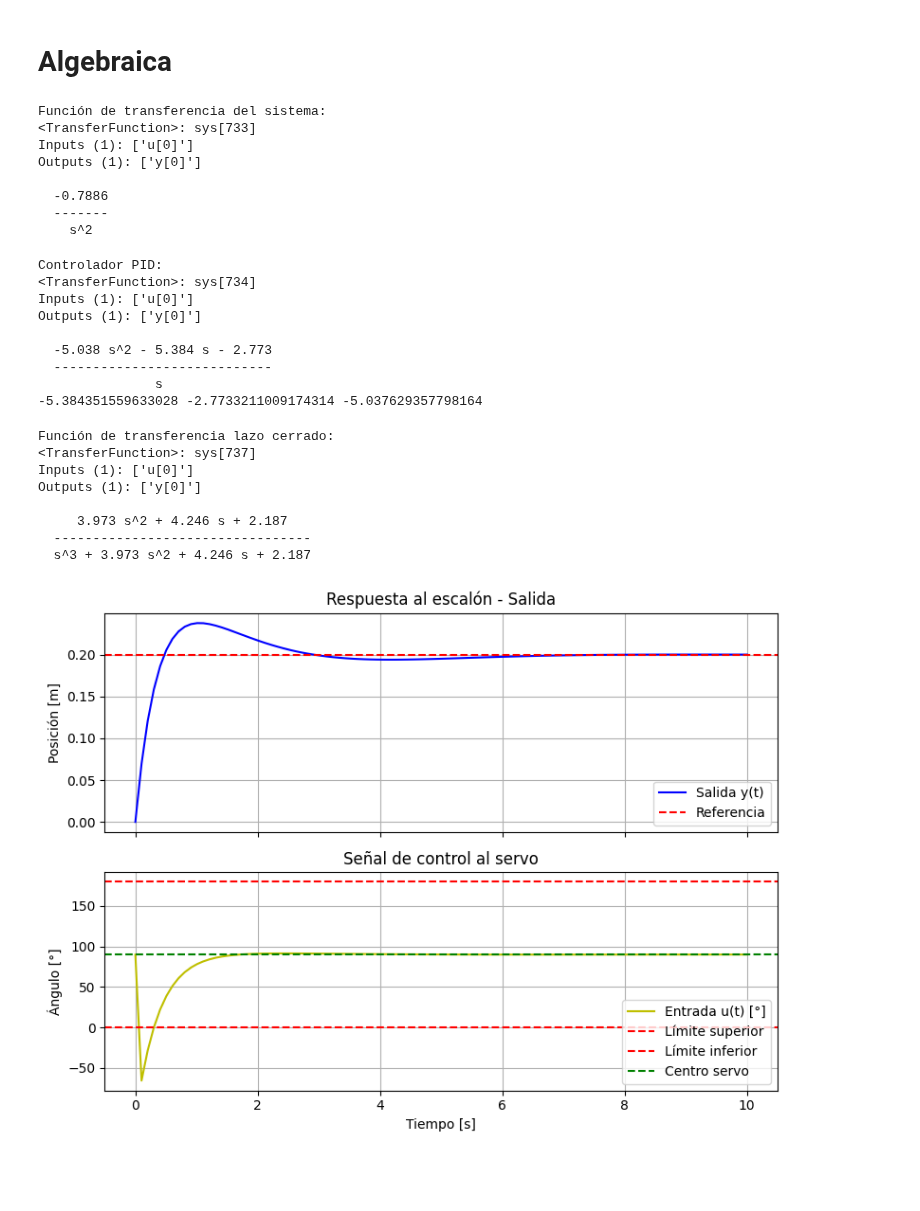
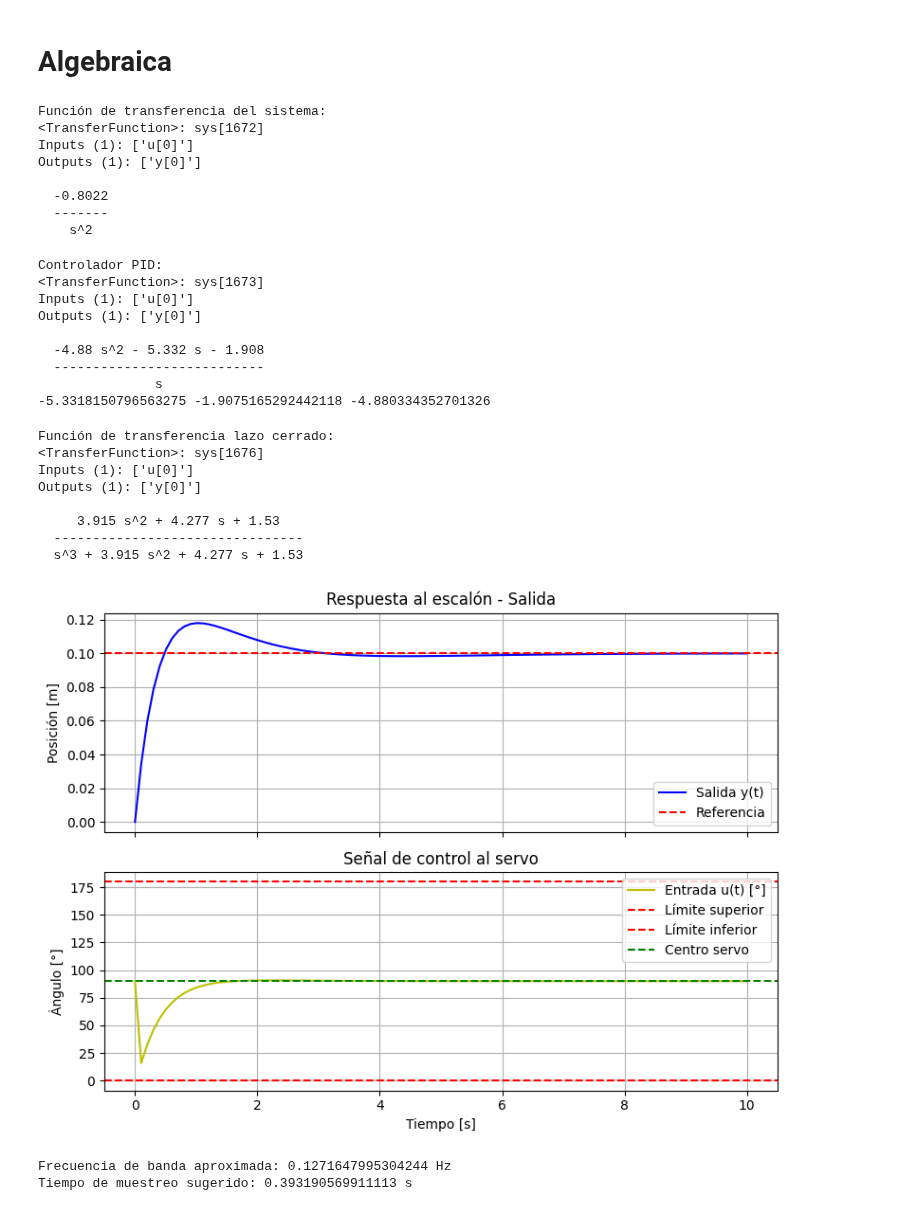
Before and after one commit to JuanDavidPalaciosCh/BallAndBeam-esp32, a Jupyter notebook: cont_teorico/teorico.ipynb, the cells around one changed output. Cells and saved outputs as stored; diff of their text form; code cells hidden in the pictures; blank space fills up the shorter version.

```diff
--- a/cont_teorico/teorico.ipynb
+++ b/cont_teorico/teorico.ipynb
@@ -140,7 +140,7 @@ import control as ctrl
 import matplotlib.pyplot as plt
 
 # Parámetros fisicos
-m = 0.02      # masa bola [kg]
+m = 0.021      # masa bola [kg]
 g = 9.81      # gravedad [m/s^2]
 d = 0.05      # distancia eje a haz [m]
 L = 0.4       # longitud del haz [m]
@@ -154,19 +154,19 @@ print("Función de transferencia del sistema:")
 print(P)
 # %% [output]
 Función de transferencia del sistema:
-<TransferFunction>: sys[733]
+<TransferFunction>: sys[1672]
 Inputs (1): ['u[0]']
 Outputs (1): ['y[0]']
 
-  -0.7886
+  -0.8022
   -------
     s^2
 # %%
 alpha = k
 n = 3
 
-wn = 0.9
-zeta = 0.707
+wn = 0.799
+zeta = 0.95
 
 
 kp = (wn**2 * (2*zeta*n + 1)) / alpha
@@ -181,14 +181,14 @@ print(C)
 print(kp, ki, kd)
 # %% [output]
 Controlador PID:
-<TransferFunction>: sys[734]
+<TransferFunction>: sys[1673]
 Inputs (1): ['u[0]']
 Outputs (1): ['y[0]']
 
-  -5.038 s^2 - 5.384 s - 2.773
-  ----------------------------
+  -4.88 s^2 - 5.332 s - 1.908
+  ---------------------------
                s
--5.384351559633028 -2.7733211009174314 -5.037629357798164
+-5.3318150796563275 -1.9075165292442118 -4.880334352701326
 # %%
 # Lazo cerrado
 T = ctrl.feedback(C*P, 1)
@@ -198,7 +198,7 @@ print(T)
 
 # Simulación
 t = np.linspace(0, 10, 100)
-dist = 0.2
+dist = 0.1
 t, y = ctrl.step_response(dist*T, T=t)
 
 # Ver angulo de entrada de la planta
@@ -217,35 +217,49 @@ for k in range(1, len(t)):
 
 u_deg = -np.rad2deg(u) + 90 # Ajuste para servo
 
 # === Crear matriz de subplots (2 filas, 1 columna) ===
 fig, axes = plt.subplots(2, 1, figsize=(8, 6),
                             sharex=True)
 # Subplot 1: salida de la bola
 axes[0].plot(t, y, 'b', label='Salida y(t)')
 axes[0].axhline(dist, color='r', linestyle='--', label='Referencia')
 axes[0].set_ylabel('Posición [m]')
 axes[0].set_title('Respuesta al escalón - Salida')
 axes[0].legend()
 axes[0].grid(True)
 # Subplot 2: ángulo del servo
 axes[1].plot(t, u_deg, 'y', label='Entrada u(t) [°]')
 axes[1].axhline(180, color='red', linestyle='--', label='Límite superior')
 axes[1].axhline(0, color='red', linestyle='--', label='Límite inferior')
 axes[1].axhline(90, color='green', linestyle='--', label='Centro servo')
 axes[1].set_xlabel('Tiempo [s]')
 axes[1].set_ylabel('Ángulo [°]')
 axes[1].set_title('Señal de control al servo')
 axes[1].legend()
 axes[1].grid(True)
 plt.tight_layout()
 plt.show()
 # %% [output]
 Función de transferencia lazo cerrado:
-<TransferFunction>: sys[737]
+<TransferFunction>: sys[1676]
 Inputs (1): ['u[0]']
 Outputs (1): ['y[0]']
 
-     3.973 s^2 + 4.246 s + 2.187
-  ---------------------------------
-  s^3 + 3.973 s^2 + 4.246 s + 2.187
+     3.915 s^2 + 4.277 s + 1.53
+  --------------------------------
+  s^3 + 3.915 s^2 + 4.277 s + 1.53
-[figure, old version]
+[figure, new version]
+# %%
+# Calculo de tiempo de muestreo
+# ======= Cálculo de tiempo de muestreo sugerido ========
+# Frecuencia de banda deseada aproximada (usamos wn)
+f_bw = wn / (2 * np.pi)
+
+# Tiempo de muestreo como 1/(20*f_bw)
+Ts_sugerido = 1 / (20 * f_bw)
+
+print("\nFrecuencia de banda aproximada:", f_bw, "Hz")
+print("Tiempo de muestreo sugerido:", Ts_sugerido, "s")
+# %% [output]
+Frecuencia de banda aproximada: 0.1271647995304244 Hz
+Tiempo de muestreo sugerido: 0.393190569911113 s
```
Also changed, not shown: parts of 3 cells of this notebook, 4 other files.
